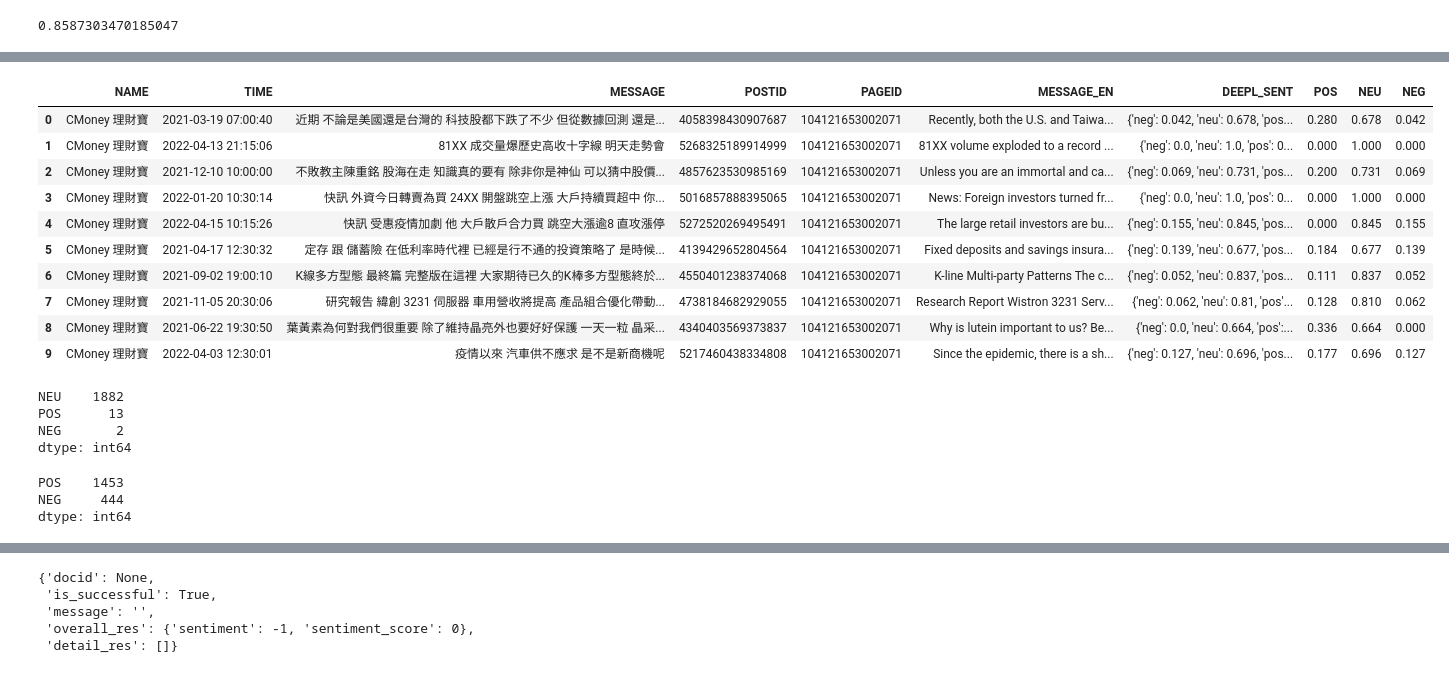
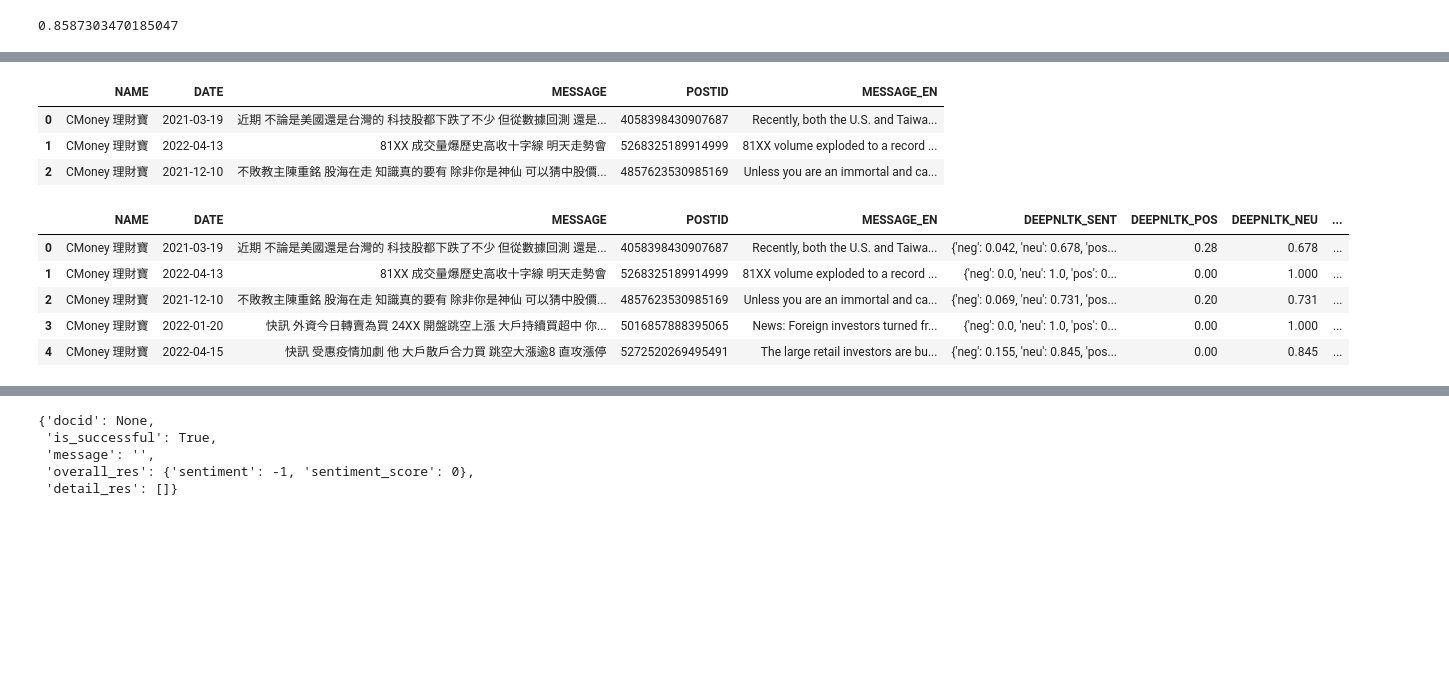
Before and after one commit to tlyu0419/Stock-Prediction-Using-Facebook-Sentiment-with-Python, a Jupyter notebook: 02_Sectiment_analysis.ipynb, the cells around one changed output, grey strips where cells are left out. Saved outputs shown, nothing was run; the diff lists cells and outputs as text; code cells hidden in the pictures; blank space fills up the shorter version.

Commit message:
Update data

```diff
--- a/02_Sectiment_analysis.ipynb
+++ b/02_Sectiment_analysis.ipynb
@@ -554,33 +560,23 @@ Name: MESSAGE_EN, Length: 1898, dtype: object
+# %%
+df2 = pd.read_excel('./data/deeplnltk/deepl.xlsx')
+df2['DATE'] = df2['TIME'].apply(lambda x: x[:10])
+df2 = df2[['NAME', 'DATE', 'MESSAGE', 'POSTID', 'MESSAGE_EN']]
+df2.head(3)
+# %% [output]
+|  | NAME | DATE | MESSAGE | POSTID | MESSAGE_EN |
+| 0 | CMoney 理財寶 | 2021-03-19 | 近期 不論是美國還是台灣的 科技股都下跌了不少 但從數據回測 還是... | 4058398430907687 | Recently, both the U.S. and Taiwa... |
+| 1 | CMoney 理財寶 | 2022-04-13 | 81XX 成交量爆歷史高收十字線 明天走勢會 | 5268325189914999 | 81XX volume exploded to a record ... |
+| 2 | CMoney 理財寶 | 2021-12-10 | 不敗教主陳重銘 股海在走 知識真的要有 除非你是神仙 可以猜中股價... | 4857623530985169 | Unless you are an immortal and ca... |
 # %%
-df2 = pd.read_excel('./data/deepl/deepl.xlsx')
-df2['DEEPL_SENT'] = df2['MESSAGE_EN'].apply(lambda x: sia.polarity_scores(x))
-df2['POS'] = df2['DEEPL_SENT'].apply(lambda x: x['pos'])
-df2['NEU'] = df2['DEEPL_SENT'].apply(lambda x: x['neu'])
-df2['NEG'] = df2['DEEPL_SENT'].apply(lambda x: x['neg'])
-df2.head(10)
-# df2['DEEPL_SENT2'] = np.select(condlist = , choicelist)
+df2['DEEPNLTK_SENT'] = df2['MESSAGE_EN'].apply(lambda x: sia.polarity_scores(x))
+df2['DEEPNLTK_POS'] = df2['DEEPNLTK_SENT'].apply(lambda x: x['pos'])
+df2['DEEPNLTK_NEU'] = df2['DEEPNLTK_SENT'].apply(lambda x: x['neu'])
+df2['DEEPNLTK_NEG'] = df2['DEEPNLTK_SENT'].apply(lambda x: x['neg'])
+df2.head(5)
 # %% [output]
-|  | NAME | TIME | MESSAGE | POSTID | PAGEID | MESSAGE_EN | DEEPL_SENT | POS | NEU | NEG |
-| 0 | CMoney 理財寶 | 2021-03-19 07:00:40 | 近期 不論是美國還是台灣的 科技股都下跌了不少 但從數據回測 還是... | 4058398430907687 | 104121653002071 | Recently, both the U.S. and Taiwa... | {'neg': 0.042, 'neu': 0.678, 'pos... | 0.280 | 0.678 | 0.042 |
-| 1 | CMoney 理財寶 | 2022-04-13 21:15:06 | 81XX 成交量爆歷史高收十字線 明天走勢會 | 5268325189914999 | 104121653002071 | 81XX volume exploded to a record ... | {'neg': 0.0, 'neu': 1.0, 'pos': 0... | 0.000 | 1.000 | 0.000 |
-| 2 | CMoney 理財寶 | 2021-12-10 10:00:00 | 不敗教主陳重銘 股海在走 知識真的要有 除非你是神仙 可以猜中股價... | 4857623530985169 | 104121653002071 | Unless you are an immortal and ca... | {'neg': 0.069, 'neu': 0.731, 'pos... | 0.200 | 0.731 | 0.069 |
-| 3 | CMoney 理財寶 | 2022-01-20 10:30:14 | 快訊 外資今日轉賣為買 24XX 開盤跳空上漲 大戶持續買超中 你... | 5016857888395065 | 104121653002071 | News: Foreign investors turned fr... | {'neg': 0.0, 'neu': 1.0, 'pos': 0... | 0.000 | 1.000 | 0.000 |
-| 4 | CMoney 理財寶 | 2022-04-15 10:15:26 | 快訊 受惠疫情加劇 他 大戶散戶合力買 跳空大漲逾8 直攻漲停 | 5272520269495491 | 104121653002071 | The large retail investors are bu... | {'neg': 0.155, 'neu': 0.845, 'pos... | 0.000 | 0.845 | 0.155 |
-| 5 | CMoney 理財寶 | 2021-04-17 12:30:32 | 定存 跟 儲蓄險 在低利率時代裡 已經是行不通的投資策略了 是時候... | 4139429652804564 | 104121653002071 | Fixed deposits and savings insura... | {'neg': 0.139, 'neu': 0.677, 'pos... | 0.184 | 0.677 | 0.139 |
-| 6 | CMoney 理財寶 | 2021-09-02 19:00:10 | K線多方型態 最終篇 完整版在這裡 大家期待已久的K棒多方型態終於... | 4550401238374068 | 104121653002071 | K-line Multi-party Patterns The c... | {'neg': 0.052, 'neu': 0.837, 'pos... | 0.111 | 0.837 | 0.052 |
-| 7 | CMoney 理財寶 | 2021-11-05 20:30:06 | 研究報告 緯創 3231 伺服器 車用營收將提高 產品組合優化帶動... | 4738184682929055 | 104121653002071 | Research Report Wistron 3231 Serv... | {'neg': 0.062, 'neu': 0.81, 'pos'... | 0.128 | 0.810 | 0.062 |
-| 8 | CMoney 理財寶 | 2021-06-22 19:30:50 | 葉黃素為何對我們很重要 除了維持晶亮外也要好好保護 一天一粒 晶采... | 4340403569373837 | 104121653002071 | Why is lutein important to us? Be... | {'neg': 0.0, 'neu': 0.664, 'pos':... | 0.336 | 0.664 | 0.000 |
-| 9 | CMoney 理財寶 | 2022-04-03 12:30:01 | 疫情以來 汽車供不應求 是不是新商機呢 | 5217460438334808 | 104121653002071 | Since the epidemic, there is a sh... | {'neg': 0.127, 'neu': 0.696, 'pos... | 0.177 | 0.696 | 0.127 |
+|  | NAME | DATE | MESSAGE | POSTID | MESSAGE_EN | DEEPNLTK_SENT | DEEPNLTK_POS | DEEPNLTK_NEU | ... |
+| 0 | CMoney 理財寶 | 2021-03-19 | 近期 不論是美國還是台灣的 科技股都下跌了不少 但從數據回測 還是... | 4058398430907687 | Recently, both the U.S. and Taiwa... | {'neg': 0.042, 'neu': 0.678, 'pos... | 0.28 | 0.678 | ... |
+| 1 | CMoney 理財寶 | 2022-04-13 | 81XX 成交量爆歷史高收十字線 明天走勢會 | 5268325189914999 | 81XX volume exploded to a record ... | {'neg': 0.0, 'neu': 1.0, 'pos': 0... | 0.00 | 1.000 | ... |
+| 2 | CMoney 理財寶 | 2021-12-10 | 不敗教主陳重銘 股海在走 知識真的要有 除非你是神仙 可以猜中股價... | 4857623530985169 | Unless you are an immortal and ca... | {'neg': 0.069, 'neu': 0.731, 'pos... | 0.20 | 0.731 | ... |
+| 3 | CMoney 理財寶 | 2022-01-20 | 快訊 外資今日轉賣為買 24XX 開盤跳空上漲 大戶持續買超中 你... | 5016857888395065 | News: Foreign investors turned fr... | {'neg': 0.0, 'neu': 1.0, 'pos': 0... | 0.00 | 1.000 | ... |
+| 4 | CMoney 理財寶 | 2022-04-15 | 快訊 受惠疫情加劇 他 大戶散戶合力買 跳空大漲逾8 直攻漲停 | 5272520269495491 | The large retail investors are bu... | {'neg': 0.155, 'neu': 0.845, 'pos... | 0.00 | 0.845 | ... |
-# %%
-df2[['POS', 'NEU', 'NEG']].idxmax(axis=1).value_counts()
-# %% [output]
-NEU    1882
-POS      13
-NEG       2
-dtype: int64
-# %%
-df2[['POS', 'NEG']].idxmax(axis=1).value_counts()
-# %% [output]
-POS    1453
-NEG     444
-dtype: int64
```
Also changed, not shown: parts of 128 cells of this notebook, 26 other files.
